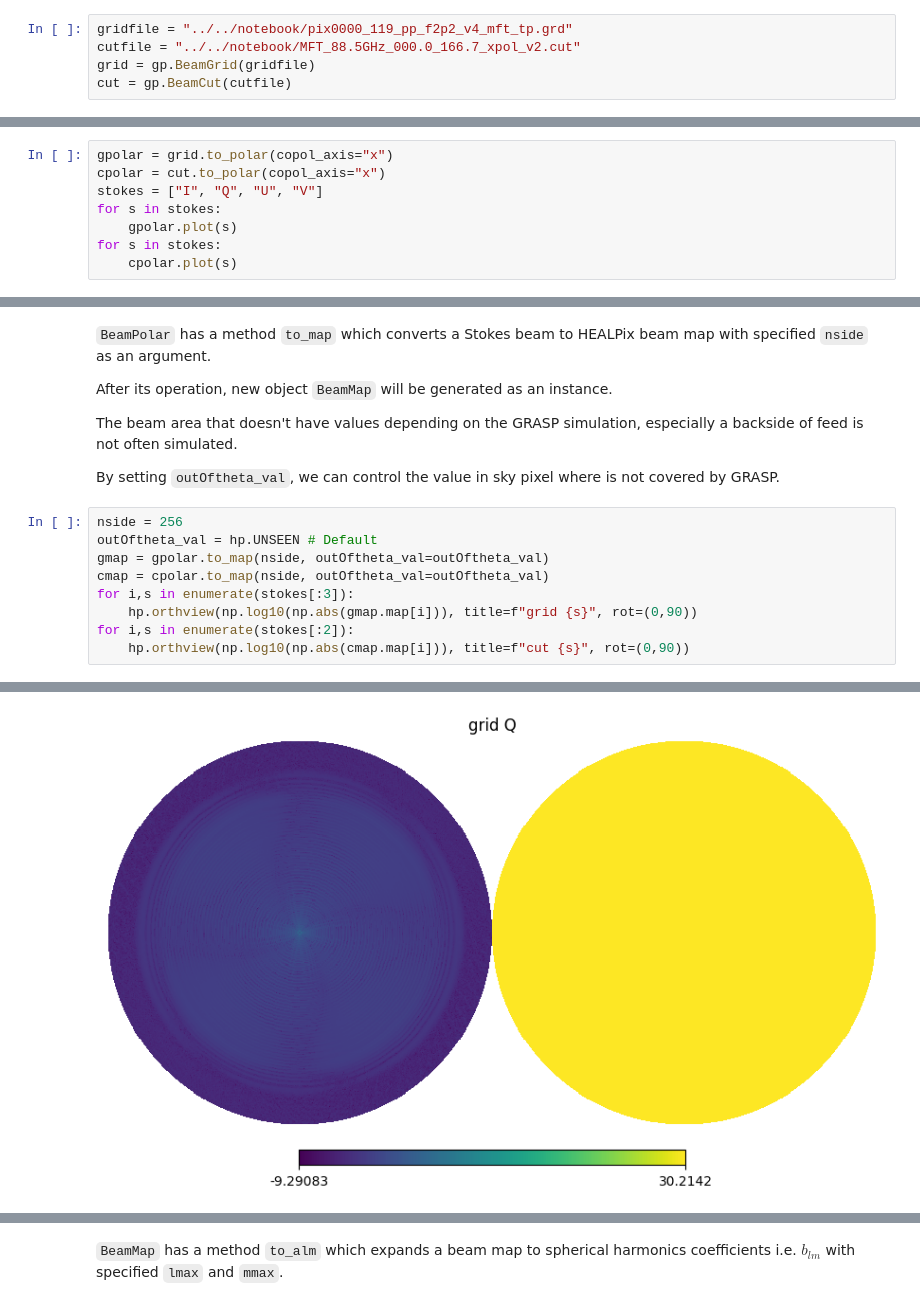
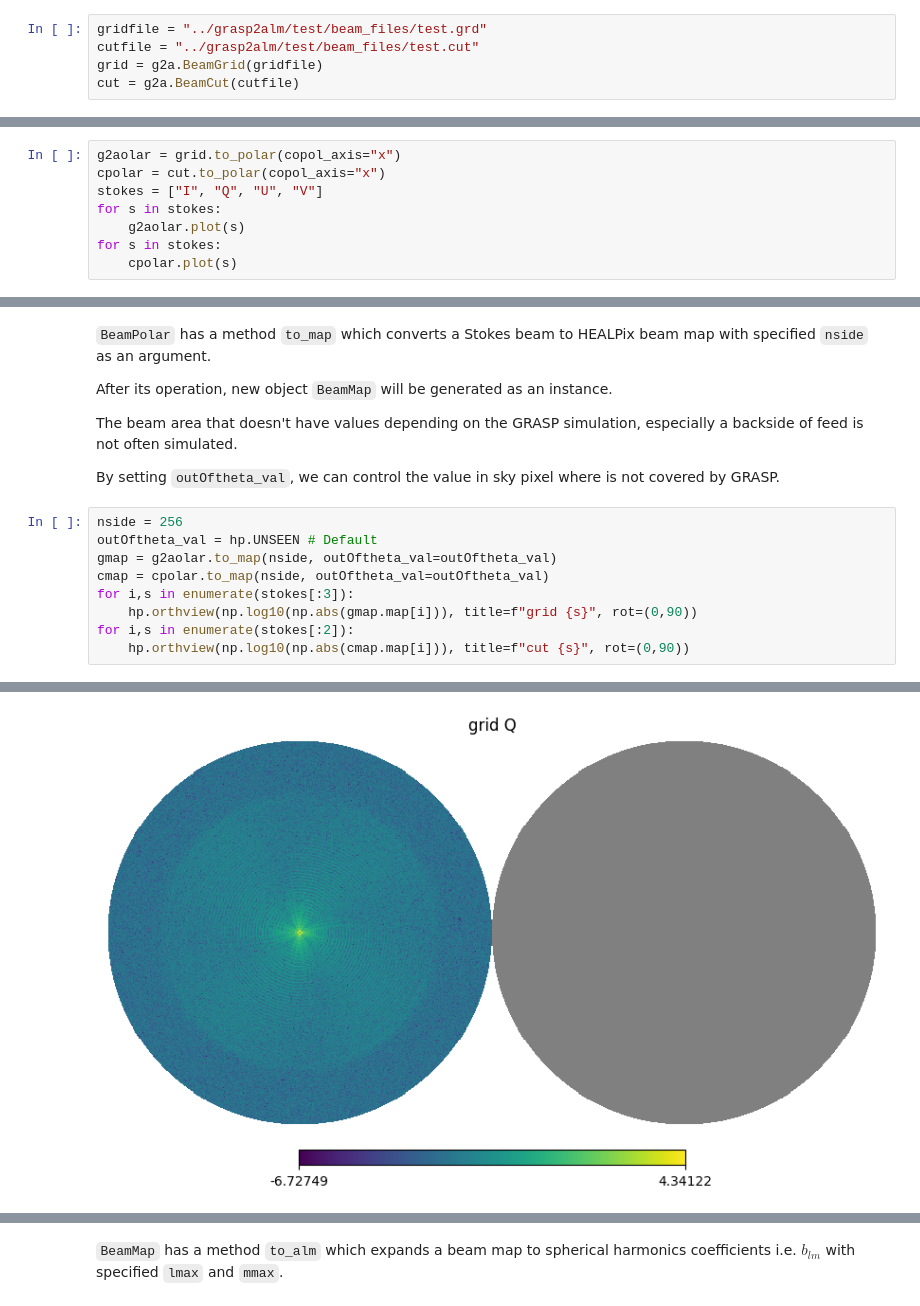
Before and after one commit to yusuke-takase/grasp2alm, a Jupyter notebook: notebooks/tutorial.ipynb, the cells around one changed output, grey strips where cells are left out. Cells and saved outputs as stored; diff of their text form.

Commit message:
add test beam files

```diff
--- a/notebooks/tutorial.ipynb
+++ b/notebooks/tutorial.ipynb
@@ -10,10 +13,10 @@ import healpy as hp
 # %% [markdown]
 Let's load beam files. GRASP grid and cut format are covered.
 # %%
-gridfile = "../../notebook/pix0000_119_pp_f2p2_v4_mft_tp.grd"
-cutfile = "../../notebook/MFT_88.5GHz_000.0_166.7_xpol_v2.cut"
-grid = gp.BeamGrid(gridfile)
-cut = gp.BeamCut(cutfile)
+gridfile = "../grasp2alm/test/beam_files/test.grd"
+cutfile = "../grasp2alm/test/beam_files/test.cut"
+grid = g2a.BeamGrid(gridfile)
+cut = g2a.BeamCut(cutfile)
 # %% [markdown]
 `BeamGrid`, `BeamCut` and `BeamPolar` class has a method to plot a beam.
 It has unit as dBi, and its operation as following:
@@ -38,11 +41,11 @@ It has the method to plot a Stokes beam as well.
 
 Note that $Q$ and $U$ components will be projected after taking an absolute to avoid that $log()$ has negative value.
 # %%
-gpolar = grid.to_polar(copol_axis="x")
+g2aolar = grid.to_polar(copol_axis="x")
 cpolar = cut.to_polar(copol_axis="x")
 stokes = ["I", "Q", "U", "V"]
 for s in stokes:
-    gpolar.plot(s)
+    g2aolar.plot(s)
 for s in stokes:
     cpolar.plot(s)
 # %% [output]
@@ -81,7 +84,7 @@ By setting `outOftheta_val`, we can control the value in sky pixel where is not
 # %%
 nside = 256
 outOftheta_val = hp.UNSEEN # Default
-gmap = gpolar.to_map(nside, outOftheta_val=outOftheta_val)
+gmap = g2aolar.to_map(nside, outOftheta_val=outOftheta_val)
 cmap = cpolar.to_map(nside, outOftheta_val=outOftheta_val)
 for i,s in enumerate(stokes[:3]):
     hp.orthview(np.log10(np.abs(gmap.map[i])), title=f"grid {s}", rot=(0,90))
@@ -92 +95 @@ for i,s in enumerate(stokes[:2]):
-[figure, old version]
+[figure, new version]
```
Also changed, not shown: parts of 8 cells of this notebook, 3 other files.
